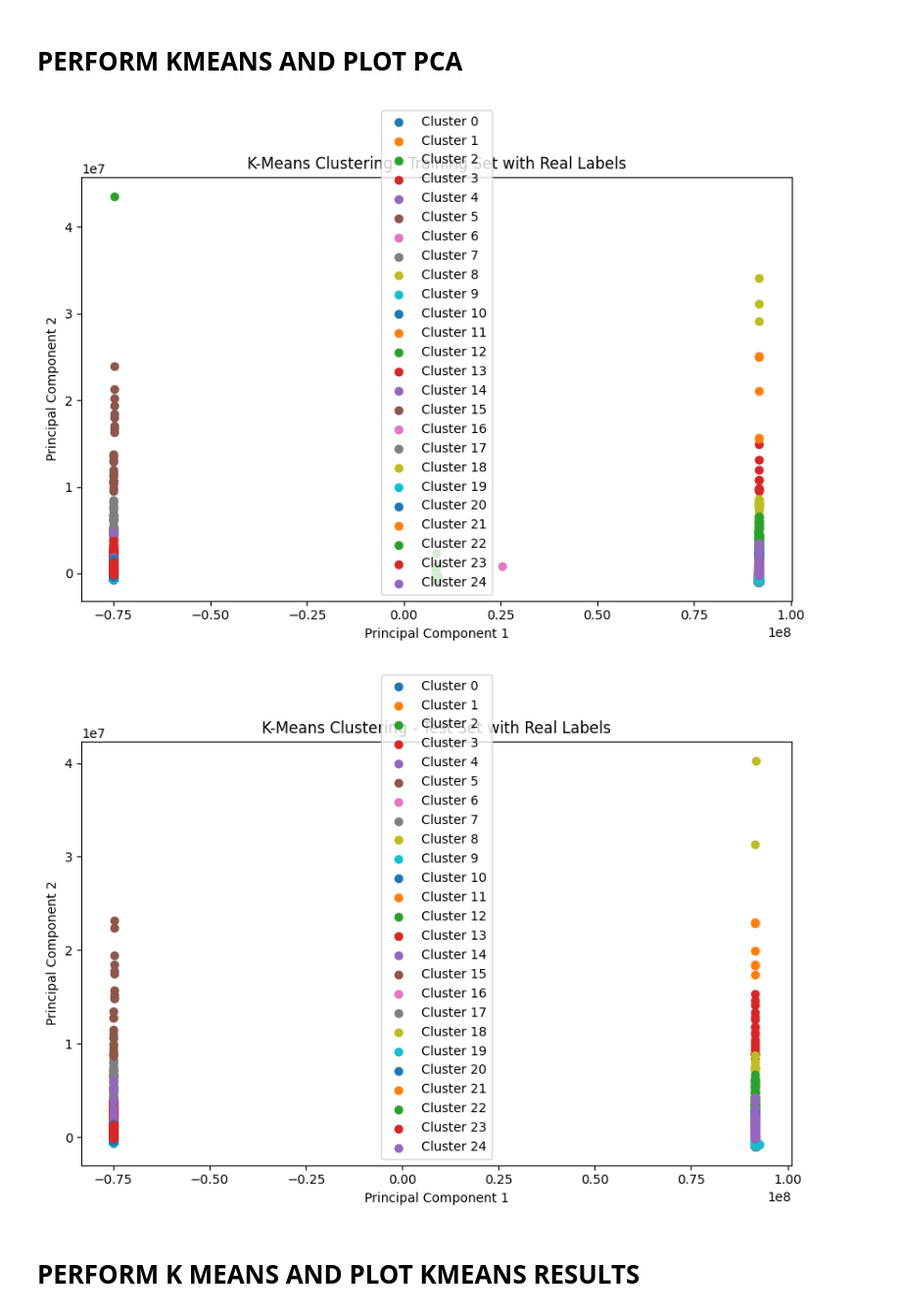
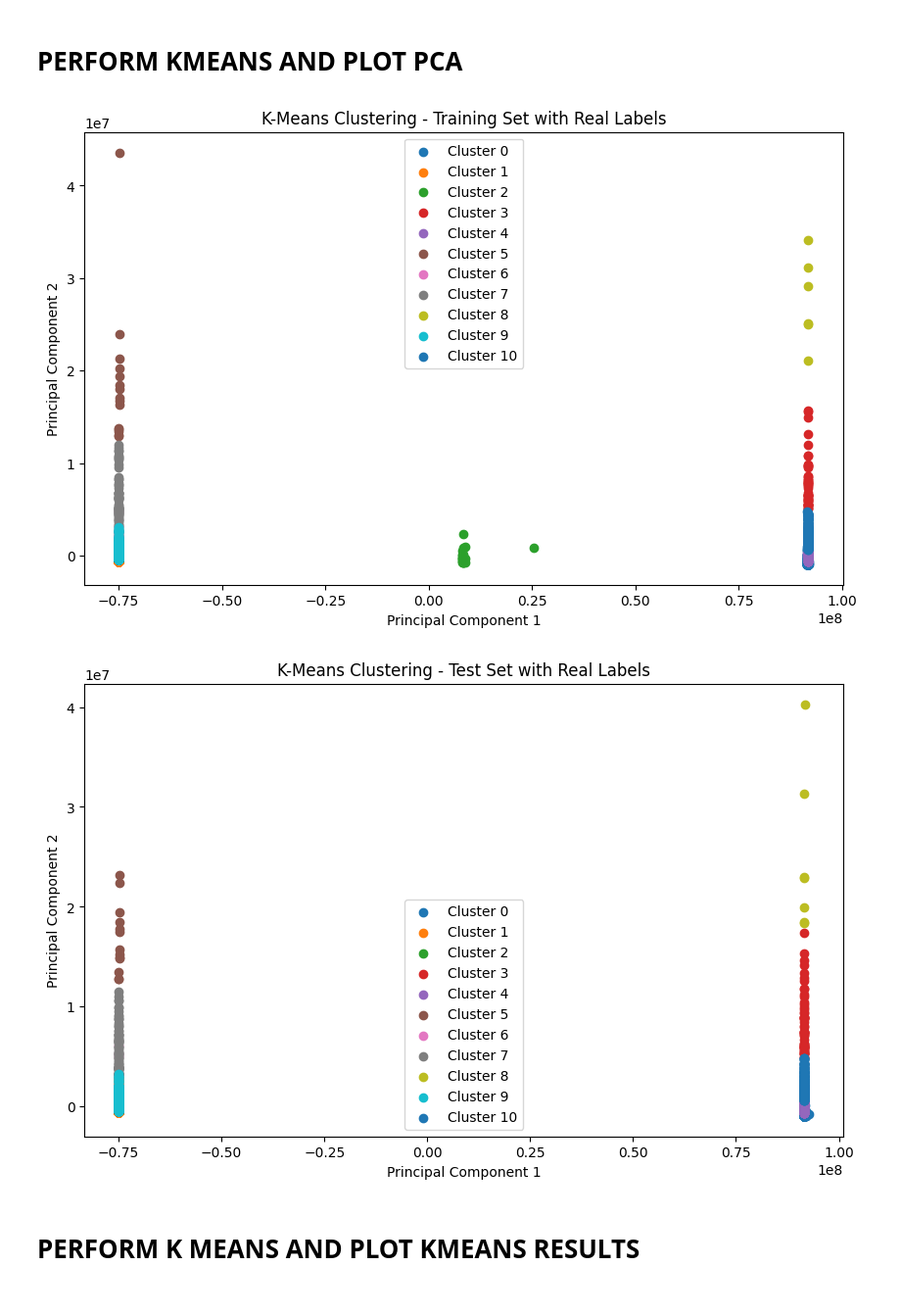
Before and after one commit to ML-Project-Team-5/Project_NetworkIDS, a Jupyter notebook: Scenario_2.ipynb, the cells around one changed output. Shown at 98% size. Saved outputs shown, nothing was run; the diff lists cells and outputs as text; code cells hidden in the pictures.

```diff
--- a/Scenario_2.ipynb
+++ b/Scenario_2.ipynb
@@ -166,7 +184,7 @@ X_test = test_data
 y_test = test_L_data
 
 # Specify the number of clusters
-number_of_clusters = 25
+number_of_clusters = 11
 
 # Apply k-means clustering on the training set
 kmeans = KMeans(n_clusters=number_of_clusters, random_state=42)
@@ -177,35 +195,35 @@ test_predicted_labels = kmeans.predict(X_test)
 
 # Visualize clusters using PCA for dimensionality reduction
 pca = PCA(n_components=2)
 X_train_reduced = pca.fit_transform(X_train)
 X_test_reduced = pca.transform(X_test)
 
 # Scatter plot for training set with real labels
 plt.figure(figsize=(10, 6))
 for cluster in range(number_of_clusters):
     cluster_mask = (train_predicted_labels == cluster)
     plt.scatter(X_train_reduced[cluster_mask, 0], X_train_reduced[cluster_mask, 1], label=f'Cluster {cluster}')
 
 plt.title('K-Means Clustering - Training Set with Real Labels')
 plt.xlabel('Principal Component 1')
 plt.ylabel('Principal Component 2')
 plt.legend()
 plt.show()
 
 # Scatter plot for test set with real labels
 plt.figure(figsize=(10, 6))
 for cluster in range(number_of_clusters):
     cluster_mask = (test_predicted_labels == cluster)
     plt.scatter(X_test_reduced[cluster_mask, 0], X_test_reduced[cluster_mask, 1], label=f'Cluster {cluster}')
 
 plt.title('K-Means Clustering - Test Set with Real Labels')
 plt.xlabel('Principal Component 1')
 plt.ylabel('Principal Component 2')
 plt.legend()
 plt.show()
 # %% [output]
-[figure, old version]
+[figure, new version]
-[figure, old version]
+[figure, new version]
 # %% [markdown]
 # PERFORM K MEANS AND PLOT KMEANS RESULTS
 # %%
```
Also changed, not shown: parts of 7 cells of this notebook, 3 other files.
